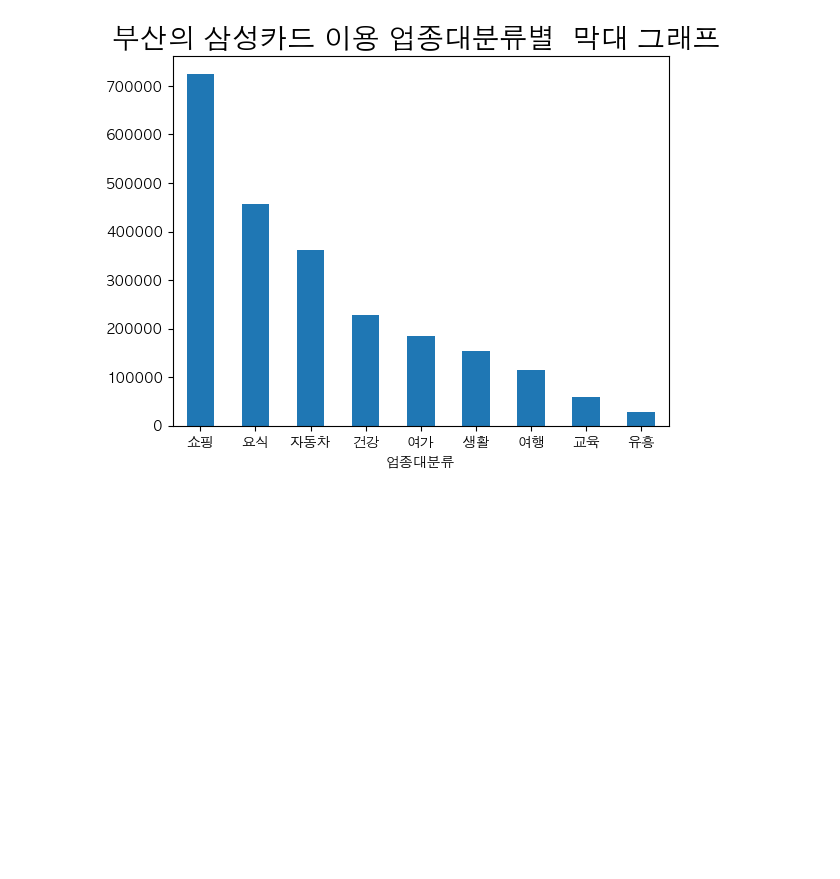
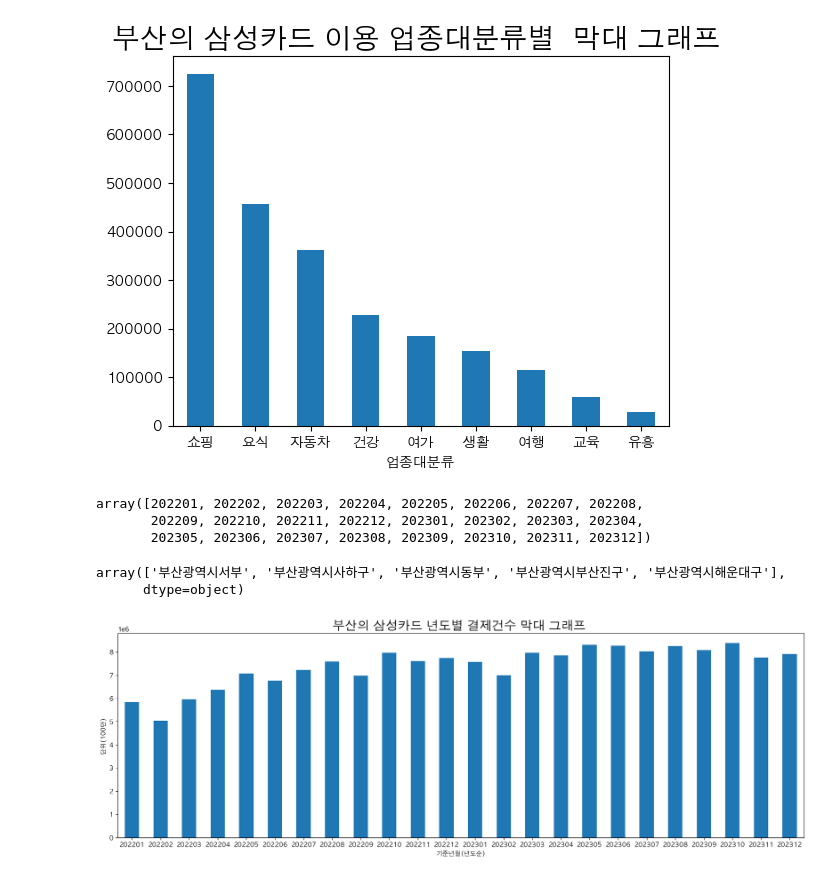
Before and after one commit to CodeArt-Team/MLcompetetion, a Jupyter notebook: 공모전/(5).DIVE해커톤_codart/alldata_공모전_강범식.ipynb, the cells around one changed output. Drawn from its saved outputs; the diff is of its cells as text; code cells hidden in the pictures; blank space fills up the shorter version.

```diff
--- a/공모전/(5).DIVE해커톤_codart/alldata_공모전_강범식.ipynb
+++ b/공모전/(5).DIVE해커톤_codart/alldata_공모전_강범식.ipynb
@@ -460,3 +460,24 @@ plt.xticks(rotation=0)
 plt.show()
 # %% [output]
 [figure]
+# %%
+부산['기준년월'].unique()
+# %% [output]
+array([202201, 202202, 202203, 202204, 202205, 202206, 202207, 202208,
+       202209, 202210, 202211, 202212, 202301, 202302, 202303, 202304,
+       202305, 202306, 202307, 202308, 202309, 202310, 202311, 202312])
+# %%
+부산['가맹점소재지'].unique()
+# %% [output]
+array(['부산광역시서부', '부산광역시사하구', '부산광역시동부', '부산광역시부산진구', '부산광역시해운대구'],
+      dtype=object)
+# %%
+plt.figure(figsize=(20, 6))
+부산.groupby('기준년월')['결제건수'].sum().plot(kind='bar')
+plt.title("부산의 삼성카드 년도별 결제건수 막대 그래프 ",size=20)
+plt.xlabel("기준년월(년도순)")
+plt.ylabel("단위(100만)")
+plt.xticks(rotation=0)
+plt.show()
+# %% [output]
+[figure, added]
```
Also changed, not shown: parts of 11 cells of this notebook, 1 other file.
